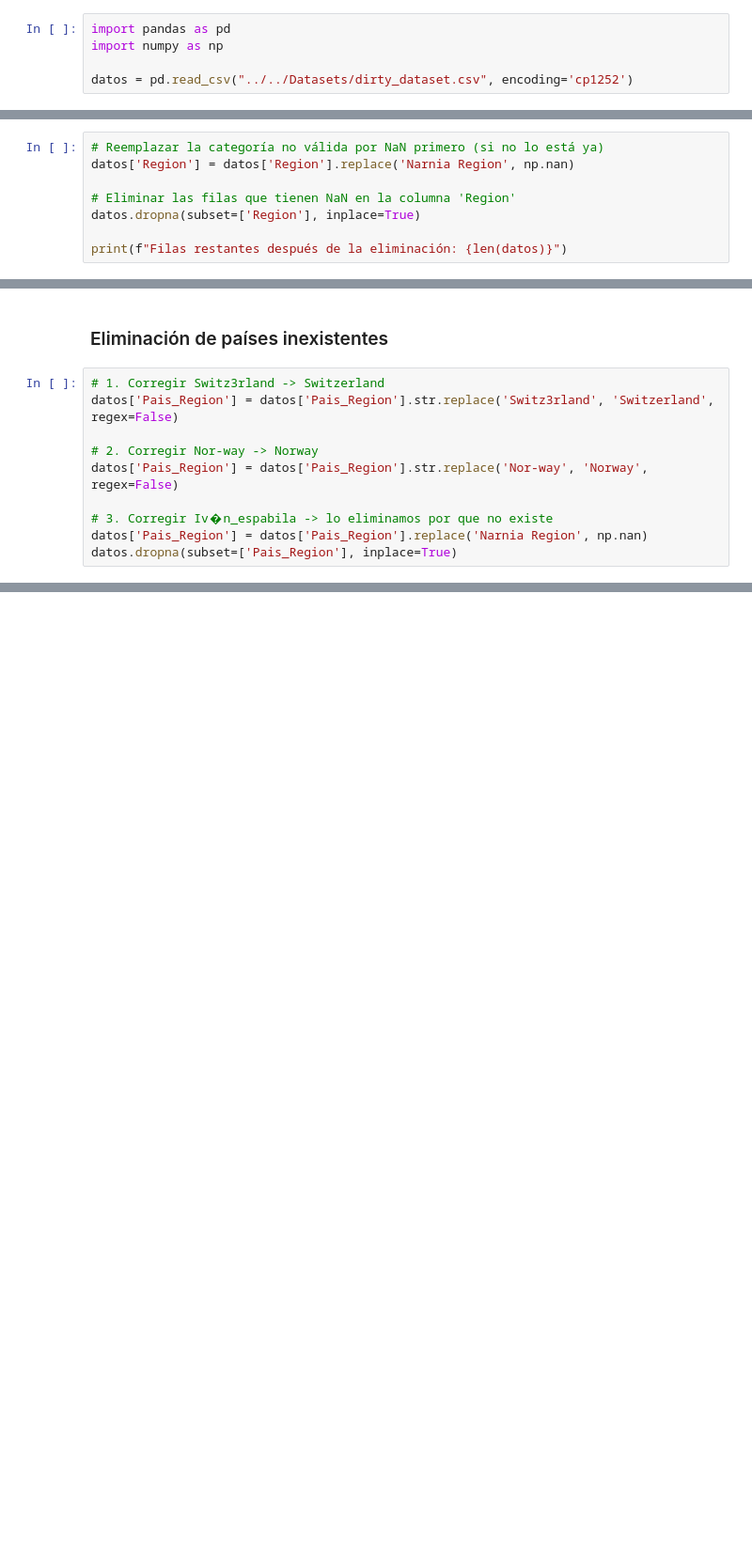
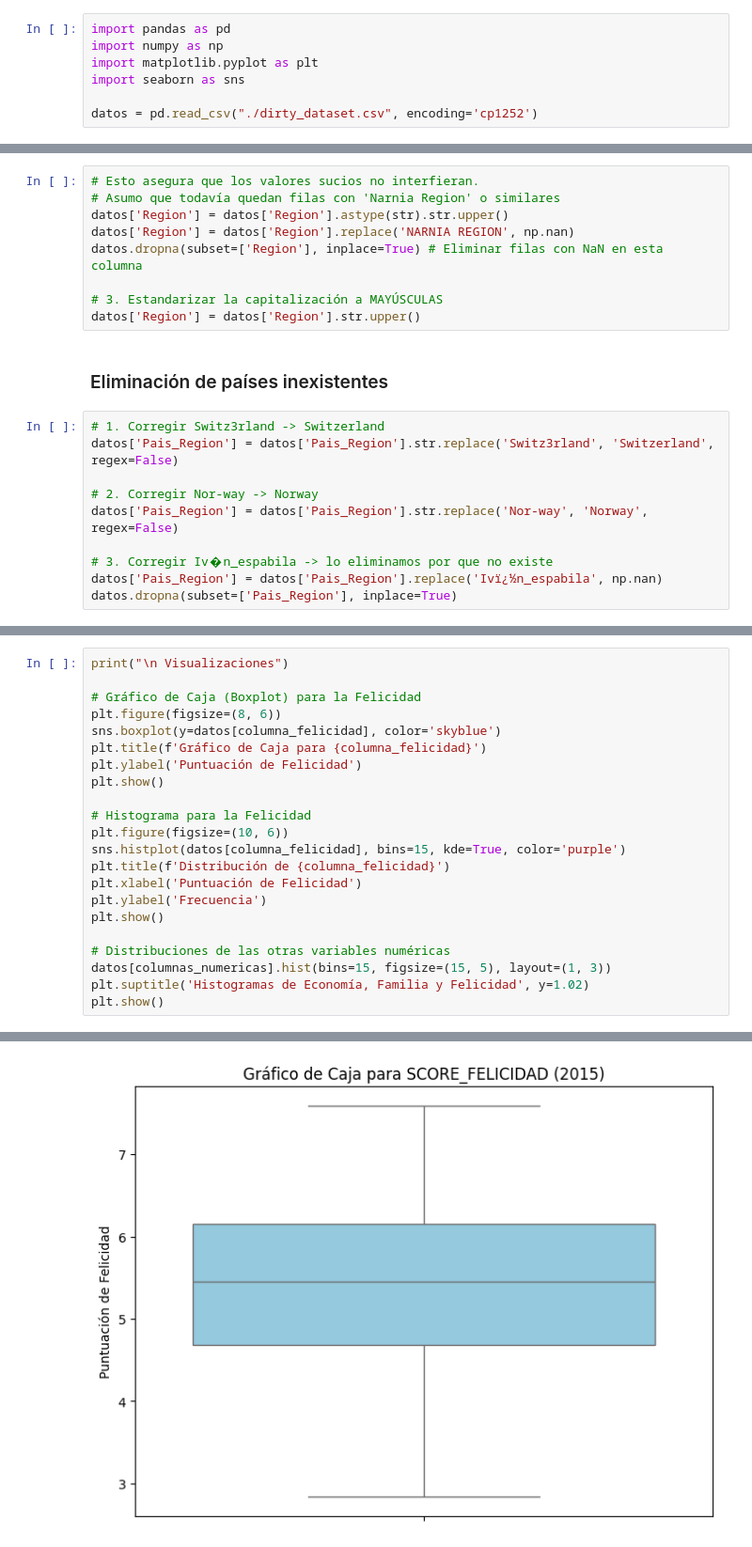
Before and after one commit to bigdatawirtz/datawrangling_challenge, a Jupyter notebook: submissions/ivan/datacleaner/cleaner.ipynb, the cells around one changed output, grey strips where cells are left out. Shown: that part at 94% size. Cells and saved outputs as stored; diff of their text form; blank space fills up the shorter version.

```diff
--- a/submissions/ivan/datacleaner/cleaner.ipynb
+++ b/submissions/ivan/datacleaner/cleaner.ipynb
@@ -3,8 +3,10 @@
 # %%
 import pandas as pd
 import numpy as np
+import matplotlib.pyplot as plt
+import seaborn as sns
 
-datos = pd.read_csv("../../Datasets/dirty_dataset.csv", encoding='cp1252')
+datos = pd.read_csv("./dirty_dataset.csv", encoding='cp1252')
 # %%
 datos.head()
 # %% [output]
@@ -155,8 +156,0 @@ dtype: int64
-# %%
-# Reemplazar la categoría no válida por NaN primero (si no lo está ya)
-datos['Region'] = datos['Region'].replace('Narnia Region', np.nan)
-
-# Eliminar las filas que tienen NaN en la columna 'Region'
-datos.dropna(subset=['Region'], inplace=True)
-
-print(f"Filas restantes después de la eliminación: {len(datos)}")
@@ -165,3 +157,12 @@ Filas restantes después de la eliminación: 157
+# %%
+# Esto asegura que los valores sucios no interfieran.
+# Asumo que todavía quedan filas con 'Narnia Region' o similares
+datos['Region'] = datos['Region'].astype(str).str.upper()
+datos['Region'] = datos['Region'].replace('NARNIA REGION', np.nan)
+datos.dropna(subset=['Region'], inplace=True) # Eliminar filas con NaN en esta columna
+
+# 3. Estandarizar la capitalización a MAYÚSCULAS
+datos['Region'] = datos['Region'].str.upper()
 # %% [markdown]
 ### Eliminación de países inexistentes
 # %%
@@ -172,5 +173,5 @@ datos['Pais_Region'] = datos['Pais_Region'].str.replace('Switz3rland', 'Switzerl
 datos['Pais_Region'] = datos['Pais_Region'].str.replace('Nor-way', 'Norway', regex=False)
 
 # 3. Corregir Iv�n_espabila -> lo eliminamos por que no existe
-datos['Pais_Region'] = datos['Pais_Region'].replace('Narnia Region', np.nan)
+datos['Pais_Region'] = datos['Pais_Region'].replace('Ivï¿½n_espabila', np.nan)
 datos.dropna(subset=['Pais_Region'], inplace=True)
@@ -176,0 +251,23 @@ datos.dropna(subset=['Pais_Region'], inplace=True)
+# %%
+print("\n Visualizaciones")
+
+# Gráfico de Caja (Boxplot) para la Felicidad
+plt.figure(figsize=(8, 6))
+sns.boxplot(y=datos[columna_felicidad], color='skyblue')
+plt.title(f'Gráfico de Caja para {columna_felicidad}')
+plt.ylabel('Puntuación de Felicidad')
+plt.show()
+
+# Histograma para la Felicidad
+plt.figure(figsize=(10, 6))
+sns.histplot(datos[columna_felicidad], bins=15, kde=True, color='purple')
+plt.title(f'Distribución de {columna_felicidad}')
+plt.xlabel('Puntuación de Felicidad')
+plt.ylabel('Frecuencia')
+plt.show()
+
+# Distribuciones de las otras variables numéricas
+datos[columnas_numericas].hist(bins=15, figsize=(15, 5), layout=(1, 3))
+plt.suptitle('Histogramas de Economía, Familia y Felicidad', y=1.02)
+plt.show()
+# %% [output]
@@ -176,0 +275 @@ datos.dropna(subset=['Pais_Region'], inplace=True)
+[figure, added]
```
Also changed, not shown: parts of 9 cells of this notebook, 2 other files.
